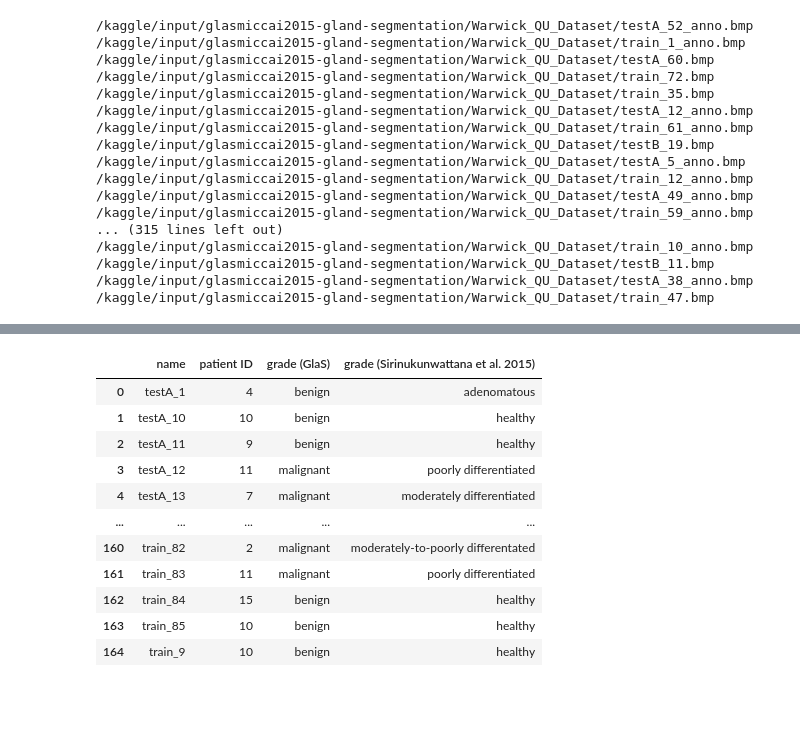
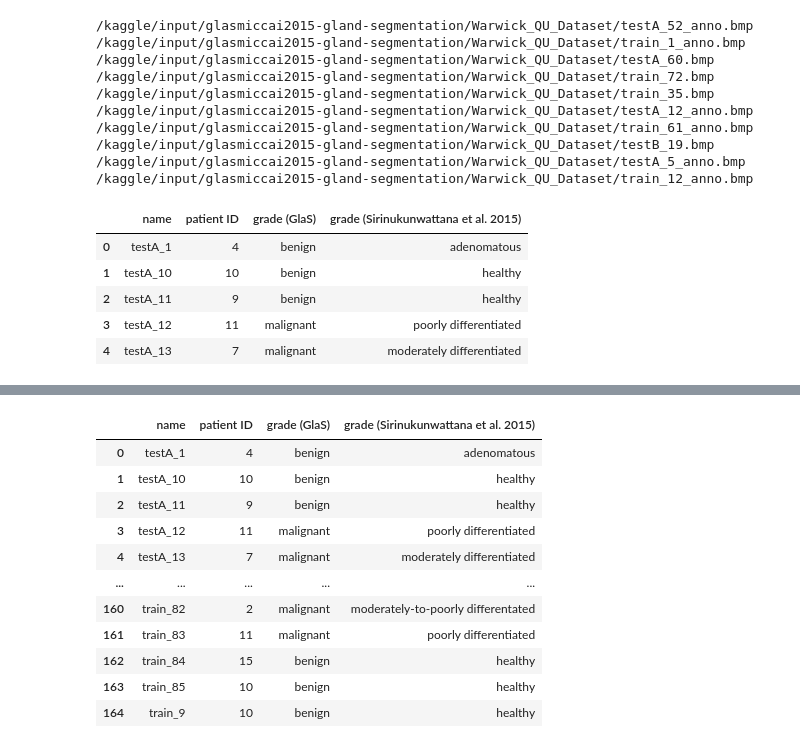
Before and after one commit to ViktorOhrner/GlandSegmentation, a Jupyter notebook: gland-segmentation.ipynb, the cells around one changed output, grey strips where cells are left out. Cells and saved outputs as stored; diff of their text form; code cells hidden in the pictures; blank space fills up the shorter version.

```diff
--- a/gland-segmentation.ipynb
+++ b/gland-segmentation.ipynb
@@ -7,13 +7,20 @@ import numpy as np # linear algebra
 import pandas as pd # data processing, CSV file I/O (e.g. pd.read_csv)
 import matplotlib.pyplot as plt
 import imageio.v3 as iio
+from PIL import Image
+
 # Input data files are available in the read-only "../input/" directory
 # For example, running this (by clicking run or pressing Shift+Enter) will list all files under the input directory
 
 import os
+# Only print the first 10 files in each folder
 for dirname, _, filenames in os.walk('/kaggle/input'):
+    i = 0
     for filename in filenames:
         print(os.path.join(dirname, filename))
+        i += 1
+        if i >= 10:
+            break
 
 # You can write up to 20GB to the current directory (/kaggle/working/) that gets preserved as output when you create a version using "Save & Run All"
 # You can also write temporary files to /kaggle/temp/, but they won't be saved outside of the current session
@@ -28,10 +35,15 @@ for dirname, _, filenames in os.walk('/kaggle/input'):
 /kaggle/input/glasmiccai2015-gland-segmentation/Warwick_QU_Dataset/testB_19.bmp
 /kaggle/input/glasmiccai2015-gland-segmentation/Warwick_QU_Dataset/testA_5_anno.bmp
 /kaggle/input/glasmiccai2015-gland-segmentation/Warwick_QU_Dataset/train_12_anno.bmp
-/kaggle/input/glasmiccai2015-gland-segmentation/Warwick_QU_Dataset/testA_49_anno.bmp
-/kaggle/input/glasmiccai2015-gland-segmentation/Warwick_QU_Dataset/train_59_anno.bmp
-... (315 lines left out)
-/kaggle/input/glasmiccai2015-gland-segmentation/Warwick_QU_Dataset/train_10_anno.bmp
-/kaggle/input/glasmiccai2015-gland-segmentation/Warwick_QU_Dataset/testB_11.bmp
-/kaggle/input/glasmiccai2015-gland-segmentation/Warwick_QU_Dataset/testA_38_anno.bmp
-/kaggle/input/glasmiccai2015-gland-segmentation/Warwick_QU_Dataset/train_47.bmp
+# %%
+#  Load data
+grade_path = "/kaggle/input/glasmiccai2015-gland-segmentation/Warwick_QU_Dataset/Grade.csv"
+grade = pd.read_csv(grade_path)
+grade.head()
+# %% [output]
+|  | name | patient ID | grade (GlaS) | grade (Sirinukunwattana et al. 2015) |
+| 0 | testA_1 | 4 | benign | adenomatous |
+| 1 | testA_10 | 10 | benign | healthy |
+| 2 | testA_11 | 9 | benign | healthy |
+| 3 | testA_12 | 11 | malignant | poorly differentiated |
+| 4 | testA_13 | 7 | malignant | moderately differentiated |
```
Also changed, not shown: parts of 9 cells of this notebook.
